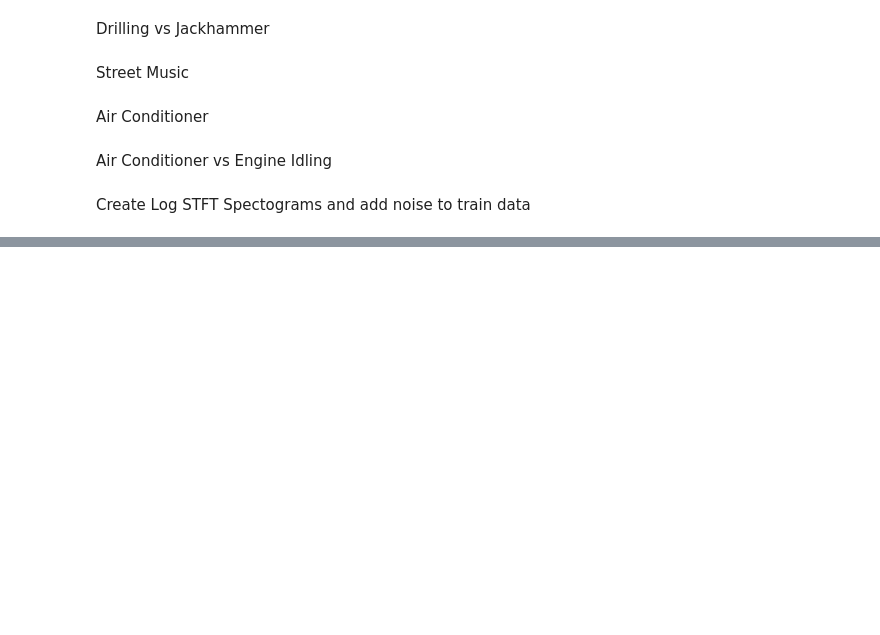
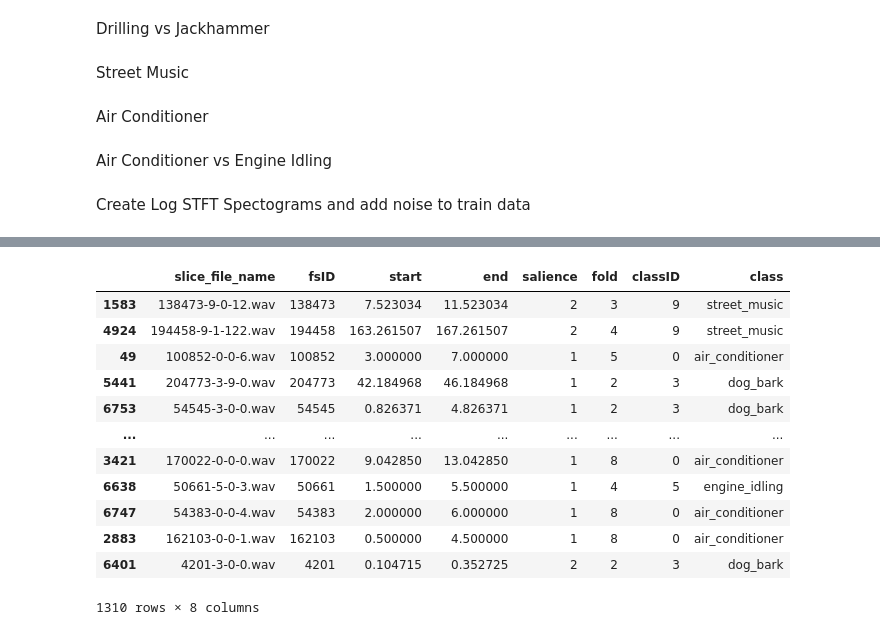
Before and after one commit to ewestrich/Eyeballing-City-Sounds, a Jupyter notebook: Ceate_Mel_Spectogram_Images.ipynb, the cells around one changed output, grey strips where cells are left out. Saved outputs shown, nothing was run; the diff lists cells and outputs as text; code cells hidden in the pictures; blank space fills up the shorter version.

```diff
--- a/Ceate_Mel_Spectogram_Images.ipynb
+++ b/Ceate_Mel_Spectogram_Images.ipynb
@@ -881,0 +1021,16 @@ for idx, row in train_meta_data.iterrows():
+# %%
+test_meta_data
+# %% [output]
+|  | slice_file_name | fsID | start | end | salience | fold | classID | class |
+| 1583 | 138473-9-0-12.wav | 138473 | 7.523034 | 11.523034 | 2 | 3 | 9 | street_music |
+| 4924 | 194458-9-1-122.wav | 194458 | 163.261507 | 167.261507 | 2 | 4 | 9 | street_music |
+| 49 | 100852-0-0-6.wav | 100852 | 3.000000 | 7.000000 | 1 | 5 | 0 | air_conditioner |
+| 5441 | 204773-3-9-0.wav | 204773 | 42.184968 | 46.184968 | 1 | 2 | 3 | dog_bark |
+| 6753 | 54545-3-0-0.wav | 54545 | 0.826371 | 4.826371 | 1 | 2 | 3 | dog_bark |
+| ... | ... | ... | ... | ... | ... | ... | ... | ... |
+| 3421 | 170022-0-0-0.wav | 170022 | 9.042850 | 13.042850 | 1 | 8 | 0 | air_conditioner |
+| 6638 | 50661-5-0-3.wav | 50661 | 1.500000 | 5.500000 | 1 | 4 | 5 | engine_idling |
+| 6747 | 54383-0-0-4.wav | 54383 | 2.000000 | 6.000000 | 1 | 8 | 0 | air_conditioner |
+| 2883 | 162103-0-0-1.wav | 162103 | 0.500000 | 4.500000 | 1 | 8 | 0 | air_conditioner |
+| 6401 | 4201-3-0-0.wav | 4201 | 0.104715 | 0.352725 | 2 | 2 | 3 | dog_bark |
+1310 rows × 8 columns
```
Also changed, not shown: parts of 9 cells of this notebook, 8 other files.
